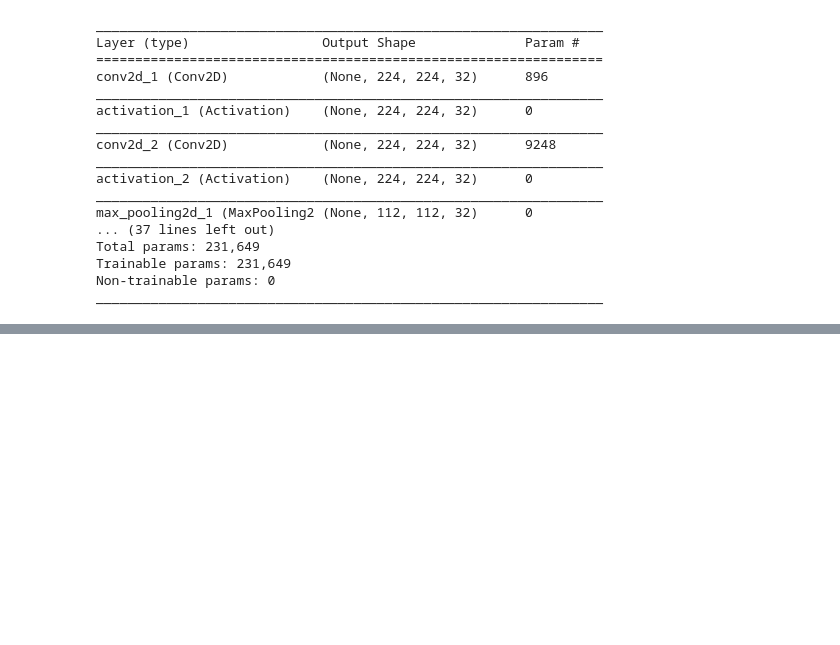
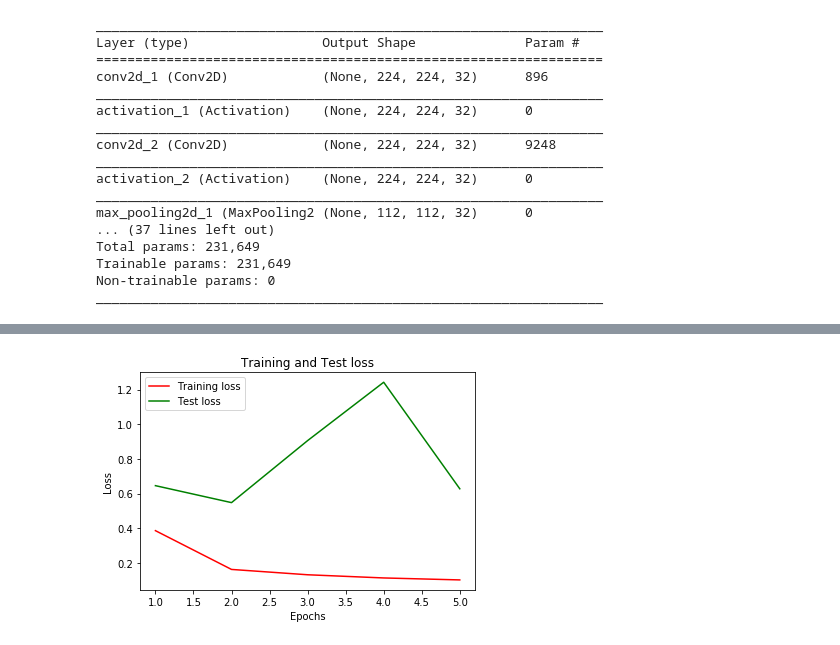
Before and after one commit to Prathyush-k/Prediction-of-Pneumonia, a Jupyter notebook: Pneumonia_Prediction.ipynb, the cells around one changed output, grey strips where cells are left out. Saved outputs shown, nothing was run; the diff lists cells and outputs as text; code cells hidden in the pictures; blank space fills up the shorter version.

Commit message:
modified model

```diff
--- a/Pneumonia_Prediction.ipynb
+++ b/Pneumonia_Prediction.ipynb
@@ -15,4 +17,4 @@ batch_size = 16
 nb_train_samples = 5216
 nb_validation_samples = 16
 nb_test_samples = 624
-epochs = 6
+epochs = 5
@@ -19,7 +25,7 @@ epochs = 6
 # %%
-train_data_dir = '.../chest_xray/train'
-validation_data_dir = '.../chest_xray/val'
-test_data_dir = '.../chest_xray/test'
+train_data_dir = 'C:/Users/prath/Desktop/pneumonia/chest_xray/train'
+validation_data_dir = 'C:/Users/prath/Desktop/pneumonia/chest_xray/val'
+test_data_dir = 'C:/Users/prath/Desktop/pneumonia/chest_xray/test'
 # %%
 train_datagen = ImageDataGenerator(rescale=1. / 255, horizontal_flip=True)
 test_datagen = ImageDataGenerator(rescale=1. / 255)
@@ -102,11 +108,11 @@ model.compile(loss='binary_crossentropy',
               optimizer='rmsprop',
               metrics=['accuracy'])
 # %%
-model.fit_generator(
+history = model.fit_generator(
     train_generator,
     steps_per_epoch=nb_train_samples // batch_size,
     epochs=epochs,
-    validation_data=validation_generator,
-    validation_steps=nb_validation_samples // batch_size,
+    validation_data=test_generator,
+    validation_steps=nb_test_samples // batch_size,
     shuffle=False)
 # %% [output]
@@ -128,3 +131,16 @@ model_json = model.to_json()
 with open("model.json", "w") as json_file:
     json_file.write(model_json)
 model.save_weights('Pneumonia.h5')
+# %%
+loss = history.history['loss']
+val_loss = history.history['val_loss']
+epochs = range(1, len(loss) + 1)
+plt.plot(epochs, loss, color='red', label='Training loss',)
+plt.plot(epochs, val_loss, color='green', label='Test loss')
+plt.title('Training and Test loss')
+plt.xlabel('Epochs')
+plt.ylabel('Loss')
+plt.legend()
+plt.show()
+# %% [output]
+[figure, added]
```
Also changed, not shown: parts of 5 cells of this notebook, 1 other file.
